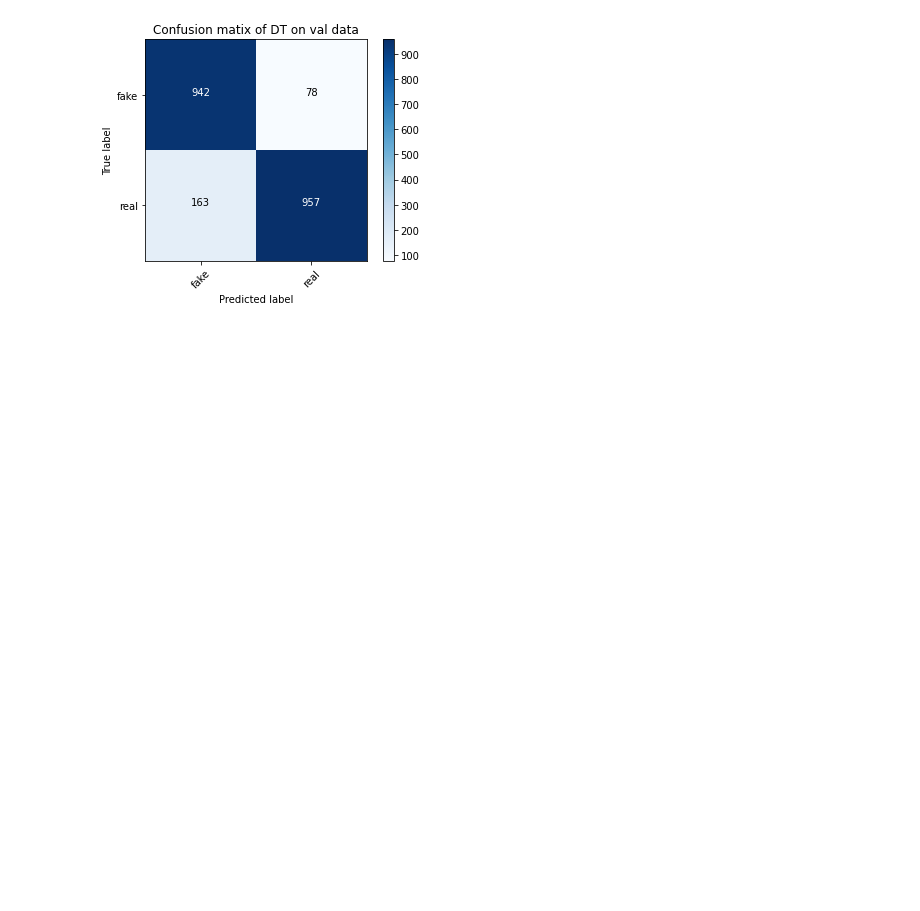
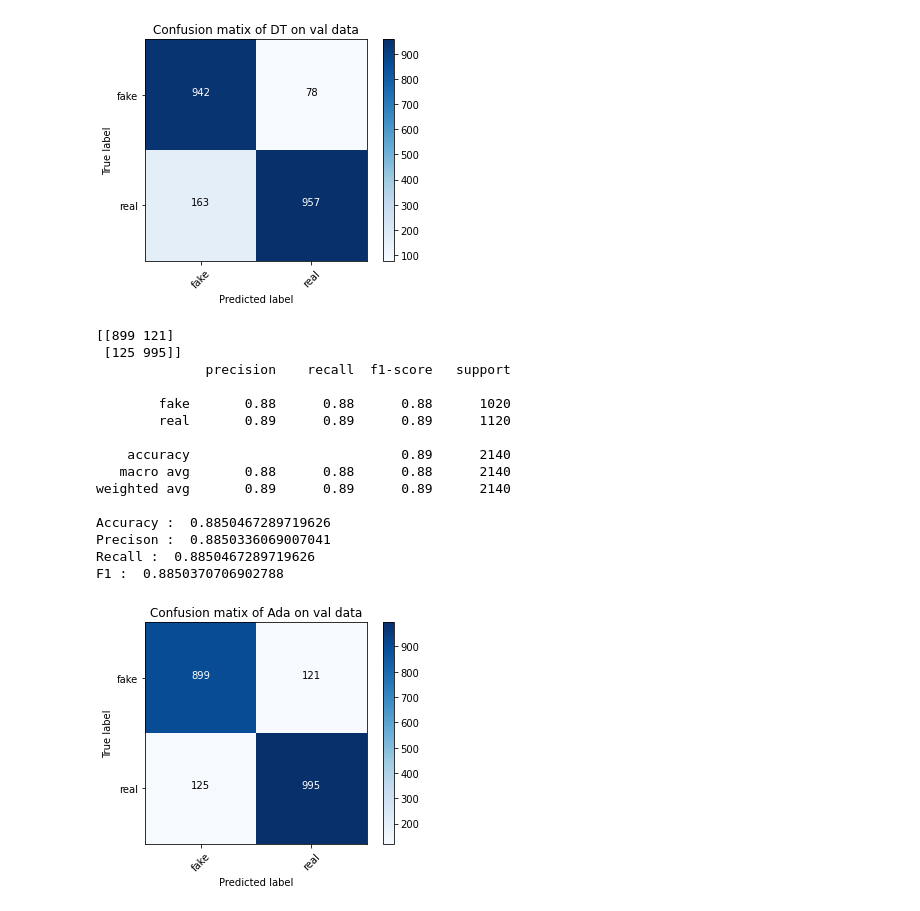
Before and after one commit to smkerr/COVID-fake-news-detection, a Jupyter notebook: model/fine_tuned_model.ipynb, the cells around one changed output. Drawn from its saved outputs; the diff is of its cells as text; code cells hidden in the pictures; blank space fills up the shorter version.

Commit message:
addition of adaboost

```diff
--- a/model/fine_tuned_model.ipynb
+++ b/model/fine_tuned_model.ipynb
@@ -147,3 +145,12 @@ gb_pred = gb_clf.predict(tfidf_val)
+# %%
+#adaboost
+ada_clf = AdaBoostClassifier(n_estimators=100, random_state=0) #classifier
+fit = ada_clf.fit(tfidf_train,train['label']) #train model
+
+#make prediction
+ada_pred = ada_clf.predict(tfidf_val)
+
+#next steps: using grid search to add and evaluate best tuning of n_estimator, depth, learning rates
 # %% [markdown]
 ## #5 Bidirectional Encoder Representations from Transformers
 # %%
@@ -364,3 +371,26 @@ Precison :  0.8901264185580775
 Recall :  0.8873831775700934
 F1 :  0.8873518225383265
 [figure]
+# %%
+# Ada
+# display results
+print_metrics(ada_pred,val['label'])
+plot_confusion_matrix(confusion_matrix(val['label'],ada_pred),target_names=['fake','real'], normalize = False, \
+                      title = 'Confusion matix of Ada on val data')
+# %% [output]
+[[899 121]
+ [125 995]]
+              precision    recall  f1-score   support
+
+        fake       0.88      0.88      0.88      1020
+        real       0.89      0.89      0.89      1120
+
+    accuracy                           0.89      2140
+   macro avg       0.88      0.88      0.88      2140
+weighted avg       0.89      0.89      0.89      2140
+
+Accuracy :  0.8850467289719626
+Precison :  0.8850336069007041
+Recall :  0.8850467289719626
+F1 :  0.8850370706902788
+[figure, added]
```
Also changed, not shown: parts of 2 cells of this notebook.
